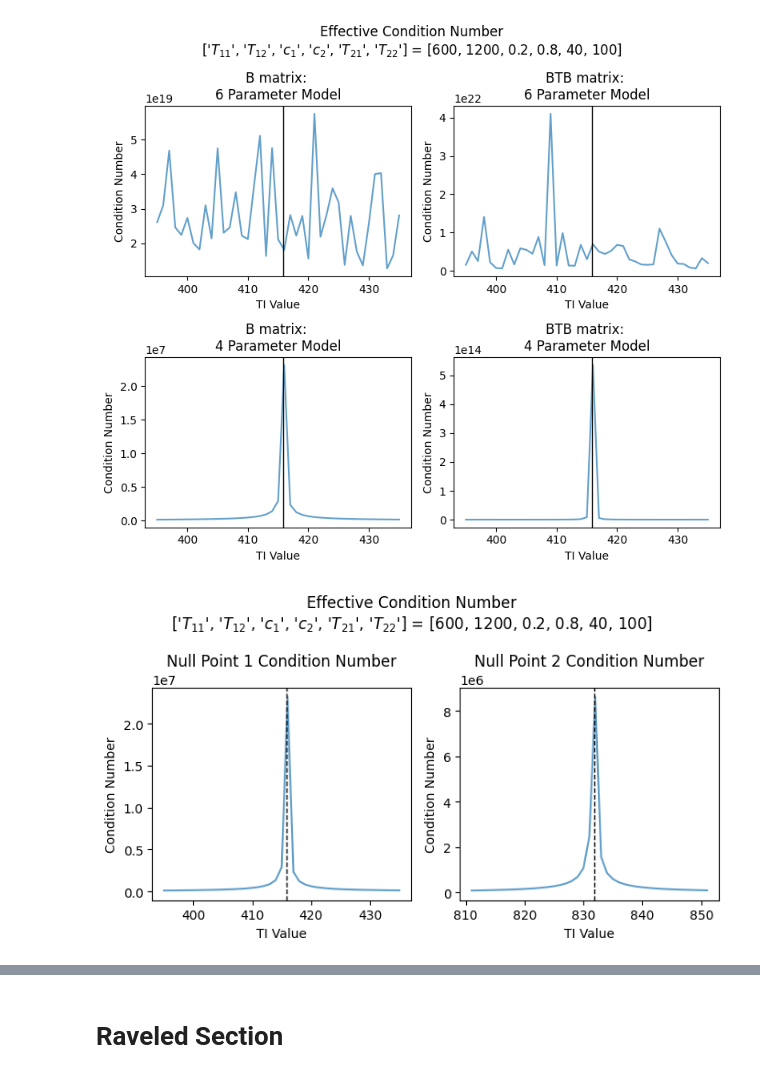
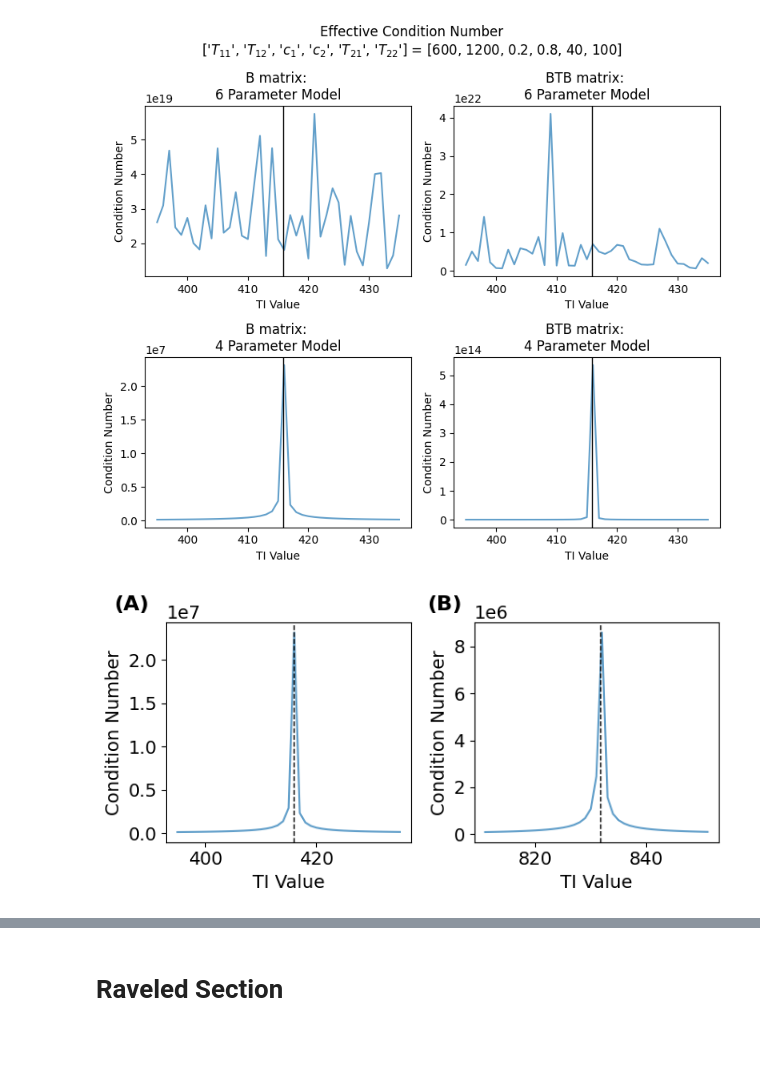
Before and after one commit to Griffin997/Stabilization, a Jupyter notebook: MC_Tests/Nullpoint_ConditionNumber.ipynb, the cells around one changed output, grey strips where cells are left out. Drawn from its saved outputs; the diff is of its cells as text; code cells hidden in the pictures; blank space fills up the shorter version.

Commit message:
panel label for figure

```diff
--- a/MC_Tests/Nullpoint_ConditionNumber.ipynb
+++ b/MC_Tests/Nullpoint_ConditionNumber.ipynb
@@ -231,25 +231,30 @@ for iTI in range(np.size(TI2_array)):
 
     CN_4p_B_np2[iTI] = np.linalg.cond(B_mat)
 # %%
-fig, ax = plt.subplots(1,2, figsize=(7,4), tight_layout=True)
-fig.suptitle(f'Effective Condition Number\n{ParamTitle_6p} = [{T11}, {T12}, {c1}, {c2}, {T21}, {T22}]')
+fig, ax = plt.subplots(1,2, figsize=(7,3.5), tight_layout=True)
+# fig.suptitle(f'Condition Number\n{ParamTitle_6p} = [{T11}, {T12}, {c1}, {c2}, {T21}, {T22}]')
 
 
 ax[0].plot(TI1_array, CN_4p_B_np1, alpha = 0.7, label = 'CN')
 ax[0].axvline(x=TI1star, linewidth=1, label= 'TI1 nullpoint', color='k', ls = '--')
 ax[0].set_xlabel('TI Value')
 ax[0].set_ylabel('Condition Number')
-ax[0].set_title('Null Point 1 Condition Number')
+# ax[0].set_title('Null Point 1 Condition Number')
 
 ax[1].plot(TI2_array, CN_4p_B_np2, alpha = 0.7, label = 'CN')
 ax[1].axvline(x=TI2star, linewidth=1, label= 'TI1 nullpoint', color='k', ls = '--')
 ax[1].set_xlabel('TI Value')
 ax[1].set_ylabel('Condition Number')
-ax[1].set_title('Null Point 2 Condition Number')
+# ax[1].set_title('Null Point 2 Condition Number')
+
+plt.rc('font', size = 16)
+fig.text(0.07,0.94, '(A)', ha="center", va="center", color="black", weight = "bold")
+fig.text(0.55,0.94, '(B)', ha="center", va="center", color="black", weight = "bold")
+plt.rc('font', size = 14)
 
 plt.show()
 # %% [output]
-[figure, old version]
+[figure, new version]
 # %%
 TI_temp = TI1_array[np.size(TI1_array)//3]
 
```
Also changed, not shown: parts of 4 cells of this notebook.
